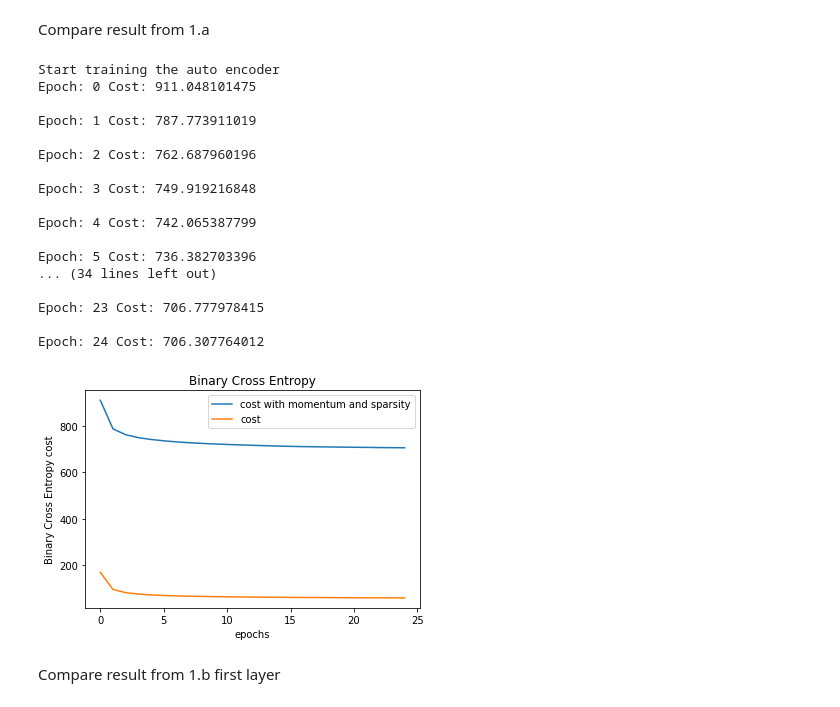
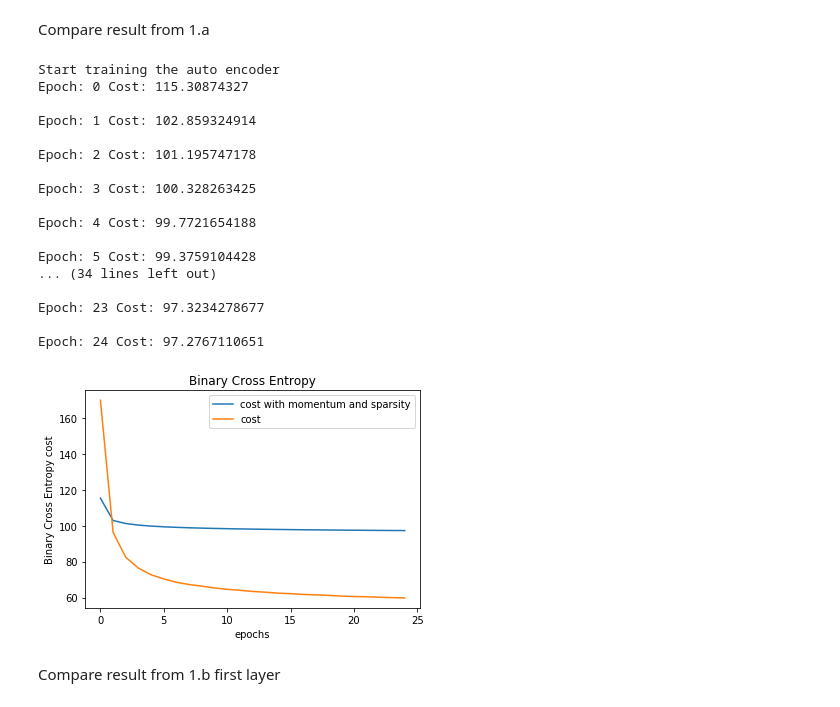
Before and after one commit to edwardsujono/neural_network_deep_cnn_autoencoder, a Jupyter notebook: Auto Encoder.ipynb, the cells around one changed output. Cells and saved outputs as stored; diff of their text form; code cells hidden in the pictures.

```diff
--- a/Auto Encoder.ipynb
+++ b/Auto Encoder.ipynb
@@ -356,7 +356,7 @@ class SoftmaxAutoEncoder:
         """
 
         self.weights = []
-        biases = []
+        biases = []nn
 
         prev_output = x
 
@@ -743,7 +743,7 @@ parameter 𝛽 = 0.5, and sparsity parameter 𝜌 = 0.05. Compare the results wi
 Compare result from 1.a
 # %%
 num_feature = len(train_x[0])
-list_hidden_layer = [900,625,400]
+list_hidden_layer = [900]
 epochs = 25
 batch_size = 128
 num_output = 10
@@ -760,42 +760,42 @@ softmax_momentum_sparsity = SoftmaxAutoEncoder(
 
 softmax_momentum_sparsity.start_train_auto_encoder(epochs=epochs, batch_size=batch_size,
                                  train_x=train_x, train_y=train_y, verbose=True)
 
 list_cost_momentum_sparsity = softmax_momentum_sparsity.get_total_costs_of_auto_encoder()
 list_normal_cost = softmax.get_total_costs_of_auto_encoder()
 
 
 visualizer = DataVisualizationWithLabels()
 
 %matplotlib inline
 
 visualizer.show_plot(list_x_point=[range(epochs) for k in range(2)],
                      list_y_point=[list_cost_momentum_sparsity, list_normal_cost],
                      x_label='epochs',
                      y_label='Binary Cross Entropy cost',
                      title='Binary Cross Entropy',
                      figure_name='project_b/images/1a_cost.png',
                      labels=['cost with momentum and sparsity', 'cost']
                     )
 # %% [output]
 Start training the auto encoder
-Epoch: 0 Cost: 911.048101475
+Epoch: 0 Cost: 115.30874327
 
-Epoch: 1 Cost: 787.773911019
+Epoch: 1 Cost: 102.859324914
 
-Epoch: 2 Cost: 762.687960196
+Epoch: 2 Cost: 101.195747178
 
-Epoch: 3 Cost: 749.919216848
+Epoch: 3 Cost: 100.328263425
 
-Epoch: 4 Cost: 742.065387799
+Epoch: 4 Cost: 99.7721654188
 
-Epoch: 5 Cost: 736.382703396
+Epoch: 5 Cost: 99.3759104428
 ... (34 lines left out)
 
-Epoch: 23 Cost: 706.777978415
+Epoch: 23 Cost: 97.3234278677
 
-Epoch: 24 Cost: 706.307764012
+Epoch: 24 Cost: 97.2767110651
-[figure, old version]
+[figure, new version]
 # %% [markdown]
 Compare result from 1.b first layer
 # %%
```
